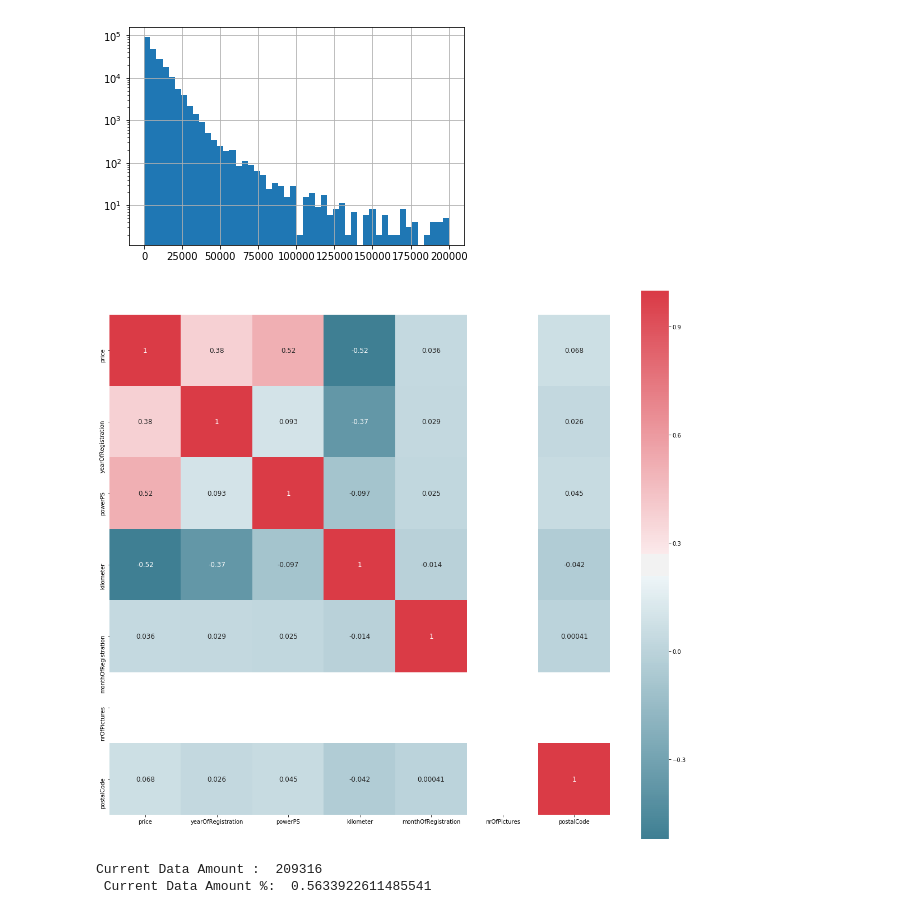
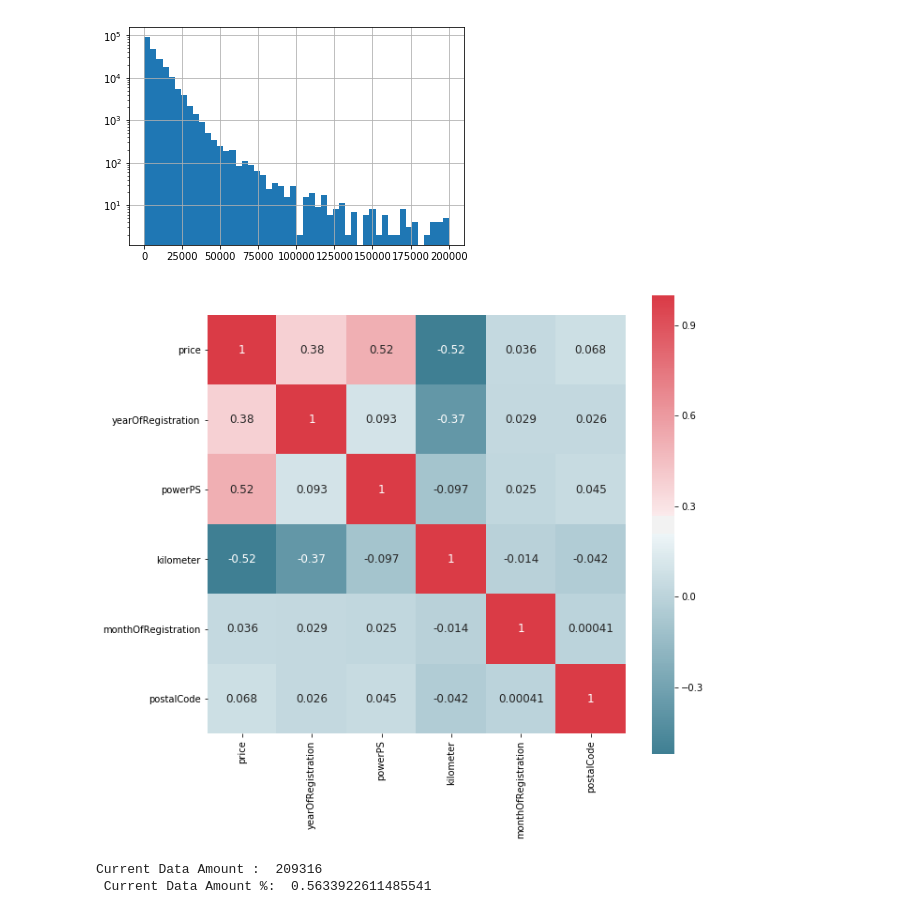
Before and after one commit to koper921/used-car-price, a Jupyter notebook: used_car_starting_kit.ipynb, the cells around one changed output. Saved outputs shown, nothing was run; the diff lists cells and outputs as text; code cells hidden in the pictures.

```diff
--- a/used_car_starting_kit.ipynb
+++ b/used_car_starting_kit.ipynb
@@ -184,9 +184,9 @@ for col in cat_val:
 import matplotlib.pyplot as plt
 
 import seaborn as sns
-def plot_correlation_map( df ):
+def plot_correlation_map( df , num ):
     corr = df.corr()
-    _ , ax = plt.subplots( figsize =( 20, 20) )
+    _ , ax = plt.subplots( figsize =( num, num) )
     cmap = sns.diverging_palette( 220 , 10 , as_cmap = True )
     _ = sns.heatmap(
         corr,
@@ -238,9 +238,9 @@ cars_c["price"].hist(bins = 50, log = True)
 [figure]
 # %%
 # more correlation with cleaned data
-plot_correlation_map( cars_c )
+plot_correlation_map( cars_c.drop(['nrOfPictures' ], axis=1), 10 )
 # %% [output]
-[figure, old version]
+[figure, new version]
 # %%
 # Discarded amount of the Data
 
```
Also changed, not shown: parts of 5 cells of this notebook.
